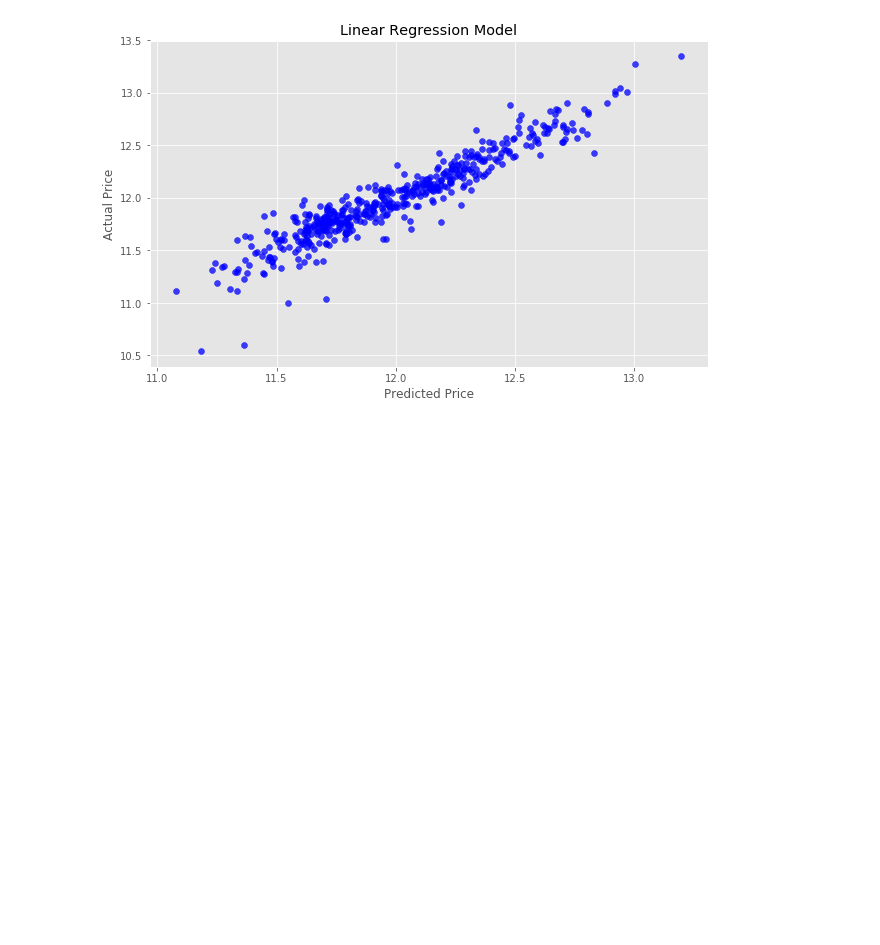
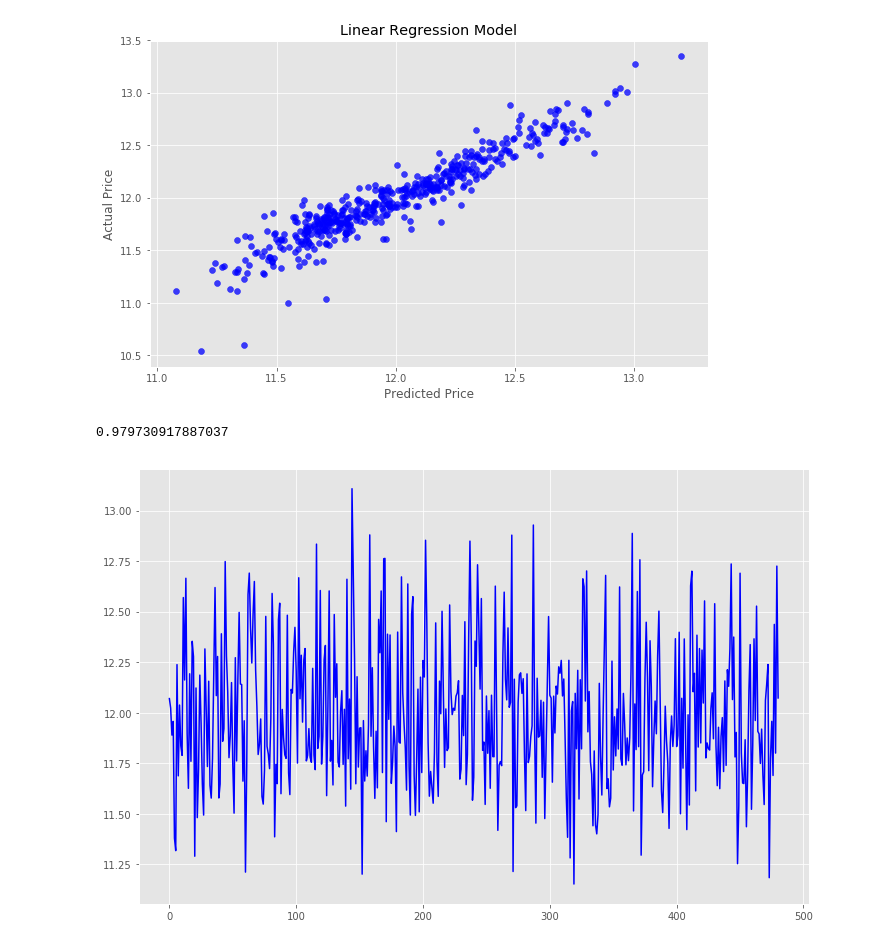
Before and after one commit to Irych/Jupyter-, a Jupyter notebook: House price.ipynb, the cells around one changed output. Drawn from its saved outputs; the diff is of its cells as text; code cells hidden in the pictures; blank space fills up the shorter version.

```diff
--- a/House price.ipynb
+++ b/House price.ipynb
@@ -268,3 +268,22 @@ plt.show()
 RMSE is:
  0.01784179451956801
 [figure]
+# %%
+# Fit Random Forest on Training Set
+from sklearn.ensemble import RandomForestRegressor
+regressor = RandomForestRegressor(n_estimators=300, random_state=0)
+regressor.fit(X_train, y_train)
+
+# Score model
+regressor.score(X_train, y_train)
+# %% [output]
+0.979730917887037
+# %%
+# Predict new result
+y_pred = regressor.predict(X_test)
+# Plot y_test vs y_pred
+plt.figure(figsize=(12,8))
+plt.plot(y_pred, color='blue')
+plt.show()
+# %% [output]
+[figure, added]
```
